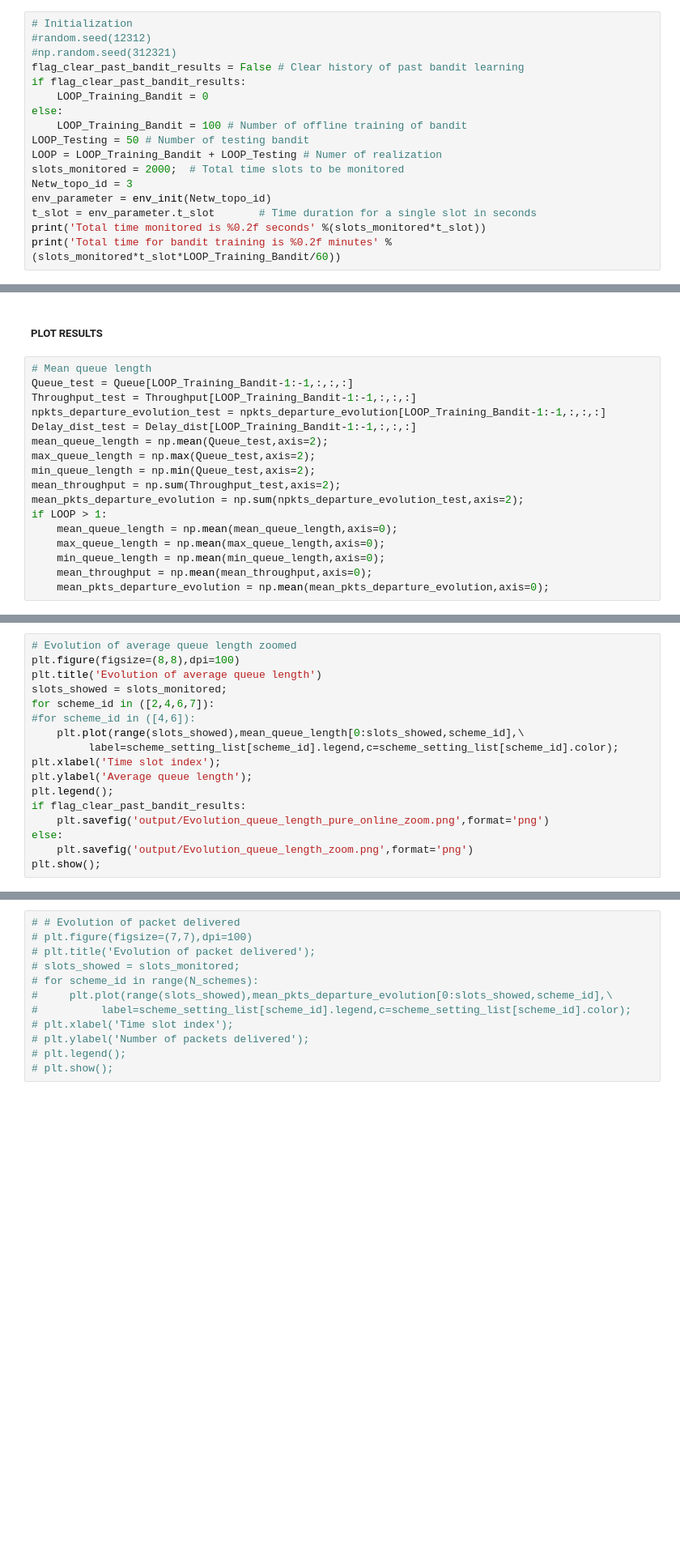
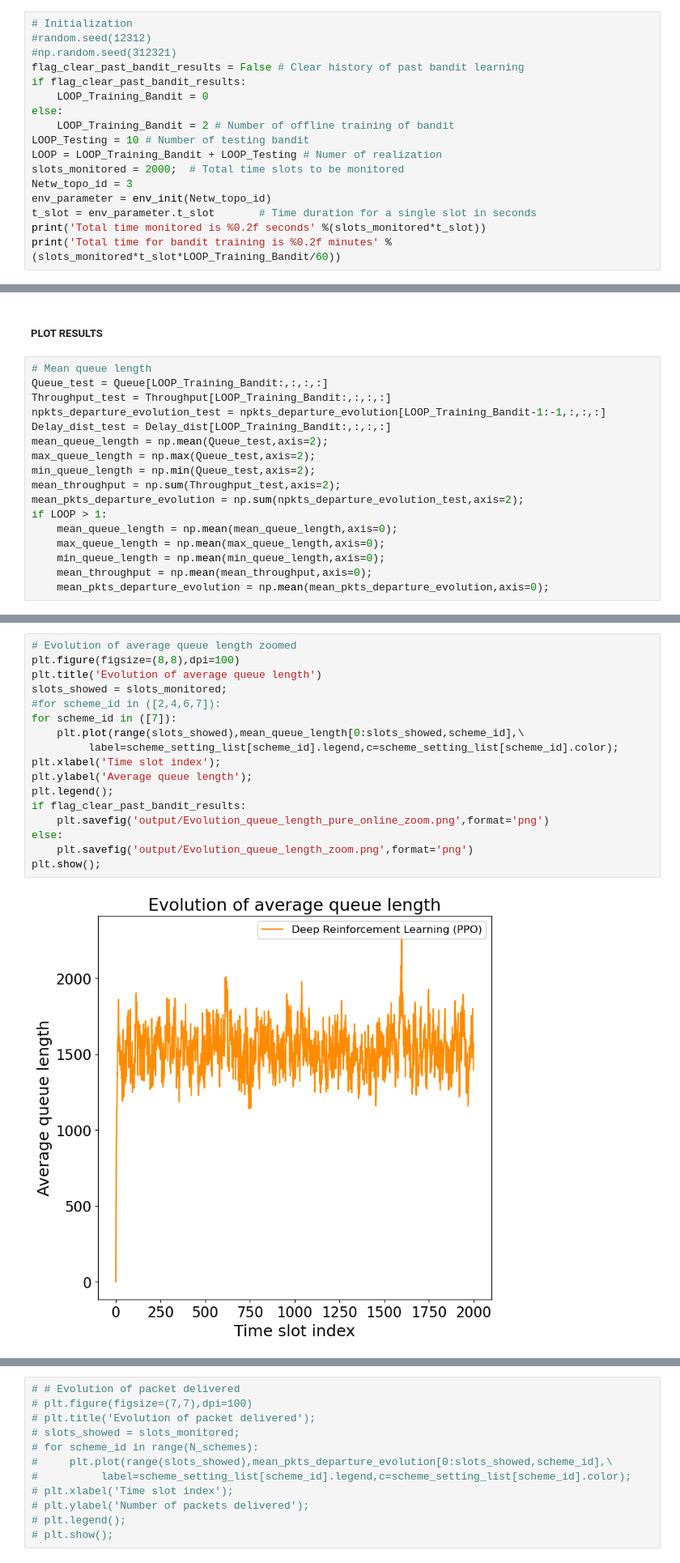
Before and after one commit to yzhang417/DeepRL-mmWave-MANET, a Jupyter notebook: mainTest.ipynb, the cells around one changed output, grey strips where cells are left out. Shown: that part at 81% size. Drawn from its saved outputs; the diff is of its cells as text; blank space fills up the shorter version.

Commit message:
A bug exists but not identified, currently solved with mainTestNew.ipynb

```diff
--- a/mainTest.ipynb
+++ b/mainTest.ipynb
@@ -29,8 +29,8 @@ flag_clear_past_bandit_results = False # Clear history of past bandit learning
 if flag_clear_past_bandit_results:
     LOOP_Training_Bandit = 0
 else:
-    LOOP_Training_Bandit = 100 # Number of offline training of bandit
-LOOP_Testing = 50 # Number of testing bandit
+    LOOP_Training_Bandit = 2 # Number of offline training of bandit
+LOOP_Testing = 10 # Number of testing bandit
 LOOP = LOOP_Training_Bandit + LOOP_Testing # Numer of realization
 slots_monitored = 2000;  # Total time slots to be monitored
 Netw_topo_id = 3
@@ -291,10 +300,10 @@ print('Time per loop %0.2f second' %time_per_loop)
 ##### PLOT RESULTS #####
 # %%
 # Mean queue length
-Queue_test = Queue[LOOP_Training_Bandit-1:-1,:,:,:]
-Throughput_test = Throughput[LOOP_Training_Bandit-1:-1,:,:,:]
+Queue_test = Queue[LOOP_Training_Bandit:,:,:,:]
+Throughput_test = Throughput[LOOP_Training_Bandit:,:,:,:]
 npkts_departure_evolution_test = npkts_departure_evolution[LOOP_Training_Bandit-1:-1,:,:,:]
-Delay_dist_test = Delay_dist[LOOP_Training_Bandit-1:-1,:,:,:]
+Delay_dist_test = Delay_dist[LOOP_Training_Bandit:,:,:,:]
 mean_queue_length = np.mean(Queue_test,axis=2);
 max_queue_length = np.max(Queue_test,axis=2);
 min_queue_length = np.min(Queue_test,axis=2);
@@ -367,20 +382,22 @@ plt.show();
 # %%
 # Evolution of average queue length zoomed
 plt.figure(figsize=(8,8),dpi=100)
 plt.title('Evolution of average queue length')
 slots_showed = slots_monitored;
-for scheme_id in ([2,4,6,7]):
-#for scheme_id in ([4,6]):
+#for scheme_id in ([2,4,6,7]):
+for scheme_id in ([7]):
     plt.plot(range(slots_showed),mean_queue_length[0:slots_showed,scheme_id],\
          label=scheme_setting_list[scheme_id].legend,c=scheme_setting_list[scheme_id].color);
 plt.xlabel('Time slot index');
 plt.ylabel('Average queue length');
 plt.legend();
 if flag_clear_past_bandit_results:
     plt.savefig('output/Evolution_queue_length_pure_online_zoom.png',format='png')
 else:
     plt.savefig('output/Evolution_queue_length_zoom.png',format='png')
 plt.show();
+# %% [output]
+[figure, added]
 # %%
 # CDF of average delay length
 ave_Delay_dist = np.squeeze(np.mean(np.mean(Delay_dist_test,axis=2),axis=0))
```
Also changed, not shown: parts of 20 cells of this notebook.
